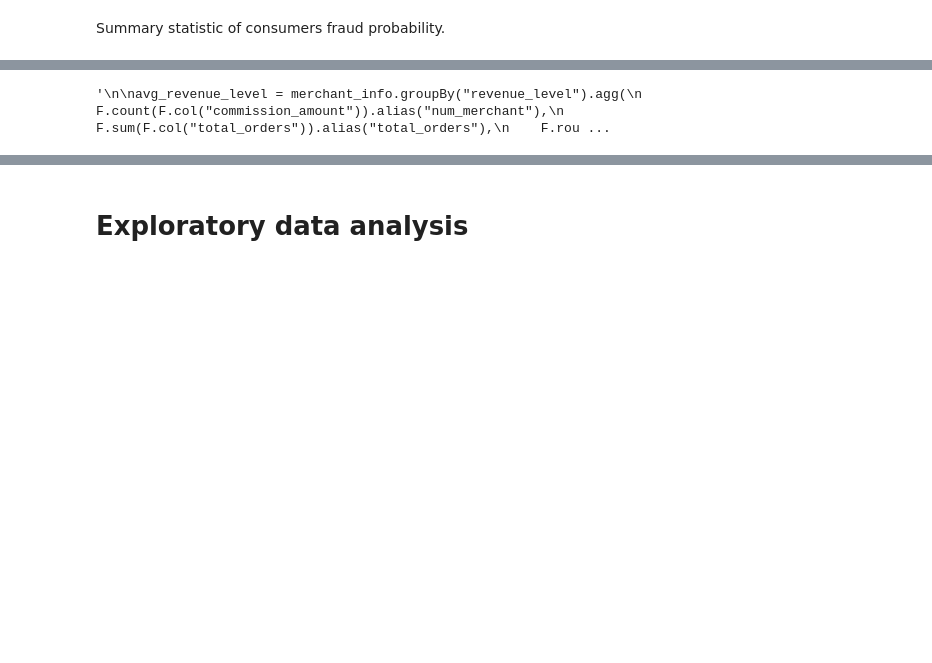
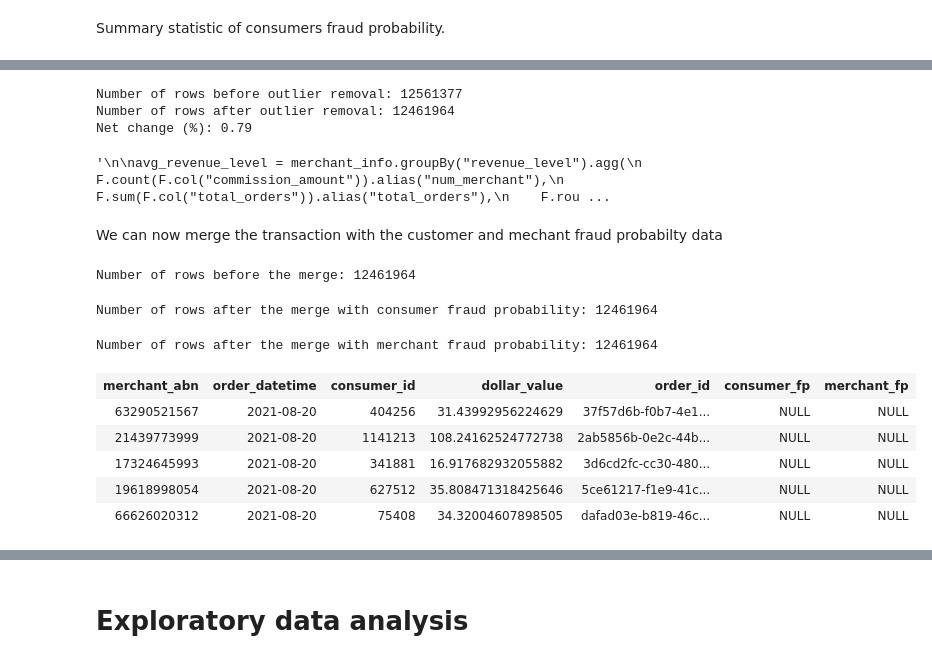
Before and after one commit to MAST30034-AppliedDataScience/project-2-group-buy-now-pay-later-industry-project-9, a Jupyter notebook: notebooks/preliminary_analysis.ipynb, the cells around one changed output, grey strips where cells are left out. Drawn from its saved outputs; the diff is of its cells as text; code cells hidden in the pictures; blank space fills up the shorter version.

```diff
--- a/notebooks/preliminary_analysis.ipynb
+++ b/notebooks/preliminary_analysis.ipynb
@@ -103,7 +107,8 @@ On the surface, there does not seem to be a correlation between number of transa
 consumer_fp = spark.read.parquet(f"{path}/consumer_fraud_prob.parquet")
 consumer_info = spark.read.parquet(f"{path}/consumer_info.parquet")
 
-# Summary statistics
-consumer_fp.describe().show()
-consumer_info.describe().show()
+# Merge the dataset
+print(f"Number of entries before the merge: {consumer_fp.count()}")
+consumer_fp = consumer_fp.join(consumer_info, on = ['consumer_id'], how = 'inner').select('consumer_id', 'order_datetime', 'fraud_probability')
+print(f'Number of entries after the merge: {consumer_info.count()}')
 # %% [output]
@@ -160,3 +172,15 @@ However, as values like these could be indicators of fraudulent transactions, we
+# %%
+initial_rows =  transactions.count()
+print(f'Number of rows before outlier removal: {initial_rows}')
+transactions = transactions.filter(F.col("dollar_value") > 1)
+
+final_rows = transactions.count()
+print(f'Number of rows after outlier removal: {final_rows}')
+print(f"Net change (%): {round( (initial_rows - final_rows)/initial_rows * 100, 2 )}")
+# %% [output]
+Number of rows before outlier removal: 12561377
+Number of rows after outlier removal: 12461964
+Net change (%): 0.79
 # %%
 """
 
@@ -175,3 +199,28 @@ avg_revenue_level.withColumns(
 """
 # %% [output]
 '\n\navg_revenue_level = merchant_info.groupBy("revenue_level").agg(\n    F.count(F.col("commission_amount")).alias("num_merchant"),\n    F.sum(F.col("total_orders")).alias("total_orders"),\n    F.rou ...
+# %% [markdown]
+We can now merge the transaction with the customer and mechant fraud probabilty data
+# %%
+print(f'Number of rows before the merge: {transactions.count()}')
+
+# join with consumer fraud prob and rename the col
+transactions_fp = transactions.join(consumer_fp, on = ['consumer_id', 'order_datetime'], how='left')
+transactions_fp = transactions_fp.withColumnRenamed("fraud_probability", "consumer_fp")
+print(f'Number of rows after the merge with consumer fraud probability: {transactions_fp.count()}')
+
+# Join with merchatn fraud prob and rename the col
+transactions_fp = transactions_fp.join(merchant_fp, on = ['merchant_abn', 'order_datetime'], how='left')
+transactions_fp = transactions_fp.withColumnRenamed("fraud_probability", "merchant_fp")
+print(f'Number of rows after the merge with merchant fraud probability: {transactions_fp.count()}')
+transactions_fp.limit(5)
+# %% [output]
+Number of rows before the merge: 12461964
+Number of rows after the merge with consumer fraud probability: 12461964
+Number of rows after the merge with merchant fraud probability: 12461964
+| merchant_abn | order_datetime | consumer_id | dollar_value | order_id | consumer_fp | merchant_fp |
+| 63290521567 | 2021-08-20 | 404256 | 31.43992956224629 | 37f57d6b-f0b7-4e1... | NULL | NULL |
+| 21439773999 | 2021-08-20 | 1141213 | 108.24162524772738 | 2ab5856b-0e2c-44b... | NULL | NULL |
+| 17324645993 | 2021-08-20 | 341881 | 16.917682932055882 | 3d6cd2fc-cc30-480... | NULL | NULL |
+| 19618998054 | 2021-08-20 | 627512 | 35.808471318425646 | 5ce61217-f1e9-41c... | NULL | NULL |
+| 66626020312 | 2021-08-20 | 75408 | 34.32004607898505 | dafad03e-b819-46c... | NULL | NULL |
```
Also changed, not shown: parts of 17 cells of this notebook, 1 other file.
